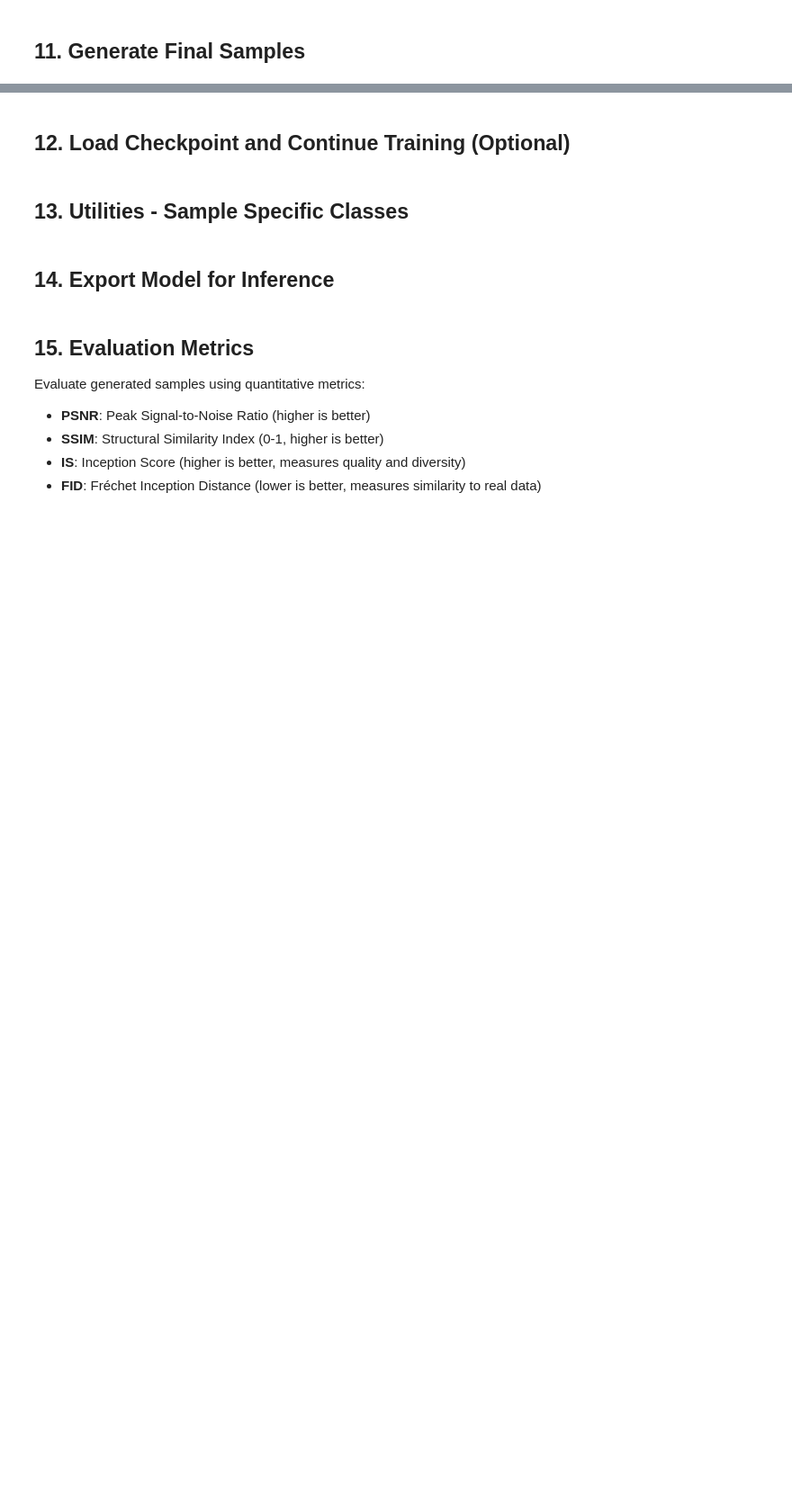
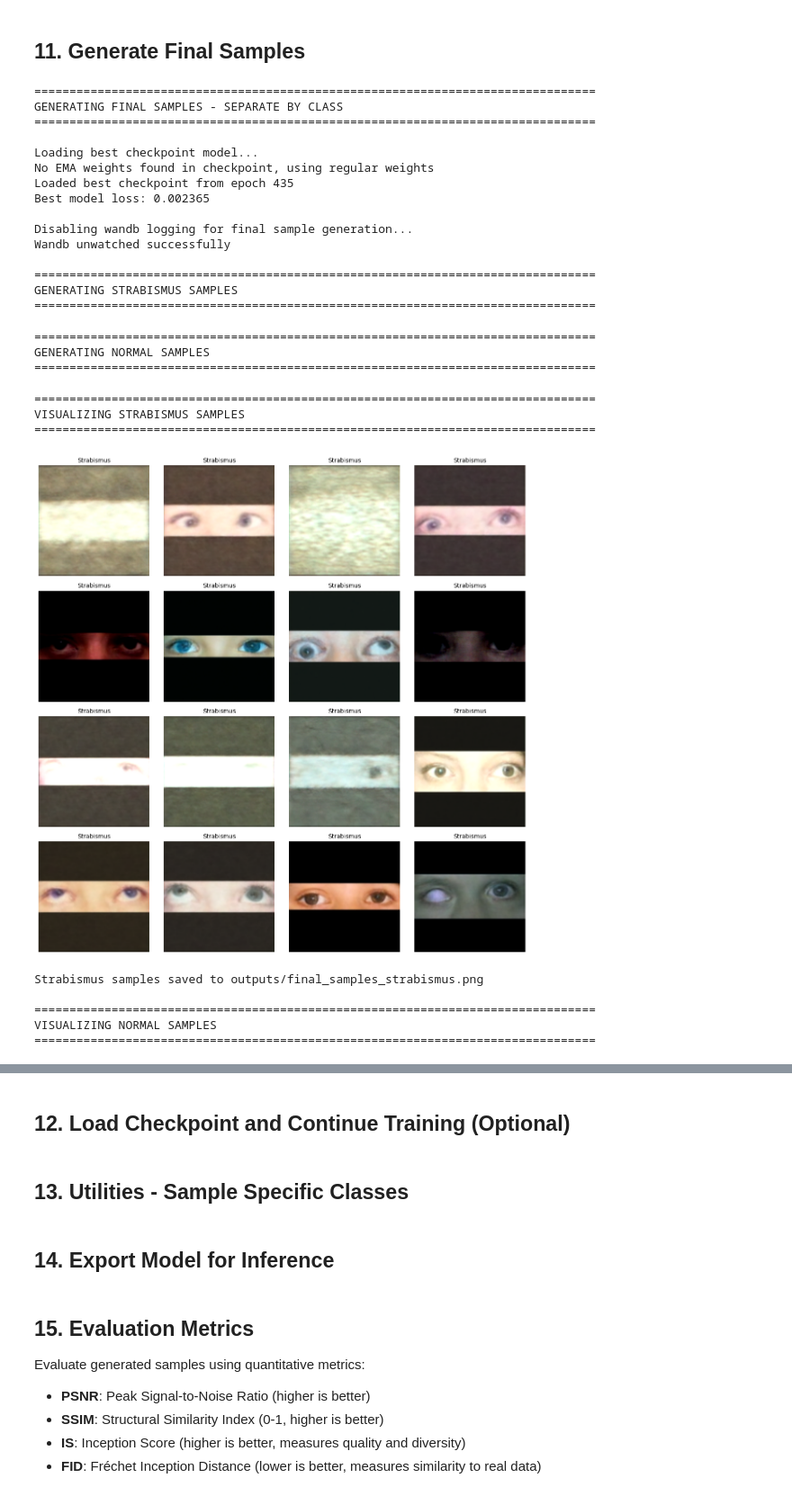
Before and after one commit to AmenTauhid/Thesis-Experiment, a Jupyter notebook: ddpm_experiment/conditional_ddpm_strabismus.ipynb, the cells around one changed output, grey strips where cells are left out. Shown at 90% size. Saved outputs shown, nothing was run; the diff lists cells and outputs as text; code cells hidden in the pictures; blank space fills up the shorter version.

```diff
--- a/ddpm_experiment/conditional_ddpm_strabismus.ipynb
+++ b/ddpm_experiment/conditional_ddpm_strabismus.ipynb
@@ -676,10 +676,13 @@ def sample_images(model, scheduler, num_samples=8, classes=None, device='cuda'):
     # Temporarily unwrap model from wandb to avoid logging during sampling
     # This prevents wandb errors when generating samples after training
     was_watched = False
-    if USE_WANDB and wandb.run is not None:
-        # Unwatch model temporarily
-        wandb.unwatch(model)
-        was_watched = True
+    if USE_WANDB:
+        was_watched = wandb.run is not None
+        # Always detach watchers so sampling after wandb.finish() doesn't try to log
+        try:
+            wandb.unwatch(model)
+        except Exception:
+            pass
 
     # If no classes specified, generate equal numbers of each class
     if classes is None:
@@ -787,7 +790,6 @@ def save_checkpoint(model, optimizer, epoch, loss, save_path, is_best=False):
         wandb.log_artifact(artifact)
 
 
-
 print("Training functions defined successfully with:")
 print("  - Gradient accumulation (simulate larger batch size)")
 print("  - LR warmup + cosine decay")
@@ -1054,6 +1028,7 @@ print(f"Training history saved to {OUTPUT_DIR / 'training_history.json'}")
 ## 11. Generate Final Samples
 # %%
 # Generate final samples using the BEST checkpoint model - PER CLASS
+# NOTE: Wandb logging is DISABLED for this cell to avoid interference
 print('='*80)
 print('GENERATING FINAL SAMPLES - SEPARATE BY CLASS')
 print('='*80)
@@ -1063,7 +1038,7 @@ print('\nLoading best checkpoint model...')
 best_checkpoint_path = CHECKPOINT_DIR / 'best_checkpoint.pt'
 
 if best_checkpoint_path.exists():
-    checkpoint = torch.load(best_checkpoint_path, map_location=device)
+    checkpoint = torch.load(best_checkpoint_path, map_location=device, weights_only=False)
     model.load_state_dict(checkpoint['model_state_dict'])
 
     # Load EMA weights if available for better quality
@@ -1085,12 +1060,19 @@ else:
 # Ensure model is in eval mode
 model.eval()
 
-# Ensure wandb hooks are detached before sampling
+# COMPLETELY DISABLE WANDB for final sample generation
+# Unwatch model and set a flag to prevent any logging
+print("\nDisabling wandb logging for final sample generation...")
 if USE_WANDB:
     try:
         wandb.unwatch(model)
-    except Exception as err:
-        pass
+        print("Wandb unwatched successfully")
+    except Exception as e:
+        print(f"Note: {e}")
+
+# Temporarily disable wandb to ensure no logging
+use_wandb_backup = USE_WANDB
+USE_WANDB = False
 
 # ==================== GENERATE STRABISMUS SAMPLES ====================
 print(f"\n{'='*80}")
@@ -1111,6 +1093,9 @@ normal_samples, normal_labels = sample_images(
     classes=[1] * 16,  # All normal
     device=device
 )
+
+# Restore USE_WANDB flag
+USE_WANDB = use_wandb_backup
 
 # ==================== VISUALIZE STRABISMUS ====================
 print(f"\n{'='*80}")
@@ -1129,30 +1114,59 @@ for i in range(16):
 plt.tight_layout()
 plt.savefig(OUTPUT_DIR / 'final_samples_strabismus.png', dpi=150, bbox_inches='tight')
 plt.show()
 print("Strabismus samples saved to outputs/final_samples_strabismus.png")
 
 # ==================== VISUALIZE NORMAL ====================
 print(f"\n{'='*80}")
 print("VISUALIZING NORMAL SAMPLES")
 print('='*80)
 fig2, axes2 = plt.subplots(4, 4, figsize=(12, 12))
 for i in range(16):
     row = i // 4
     col = i % 4
     img = (normal_samples[i] + 1) / 2
     img = torch.clamp(img, 0, 1)
     axes2[row, col].imshow(img.permute(1, 2, 0).cpu().numpy())
     axes2[row, col].set_title('Normal', fontsize=10)
     axes2[row, col].axis('off')
 
 plt.tight_layout()
 plt.savefig(OUTPUT_DIR / 'final_samples_normal.png', dpi=150, bbox_inches='tight')
 plt.show()
 print("Normal samples saved to outputs/final_samples_normal.png")
 
 print(f"\n{'='*80}")
 print("FINAL SAMPLES GENERATION COMPLETE")
 print('='*80)
 print("Generated separately:")
 print("  - 16 Strabismus samples -> final_samples_strabismus.png")
 print("  - 16 Normal samples -> final_samples_normal.png")
+print("\nNote: Wandb logging was disabled for this generation")
+# %% [output]
+================================================================================
+GENERATING FINAL SAMPLES - SEPARATE BY CLASS
+================================================================================
+
+Loading best checkpoint model...
+No EMA weights found in checkpoint, using regular weights
+Loaded best checkpoint from epoch 435
+Best model loss: 0.002365
+
+Disabling wandb logging for final sample generation...
+Wandb unwatched successfully
+
+================================================================================
+GENERATING STRABISMUS SAMPLES
+================================================================================
+================================================================================
+GENERATING NORMAL SAMPLES
+================================================================================
+================================================================================
+VISUALIZING STRABISMUS SAMPLES
+================================================================================
+[figure, added]
+Strabismus samples saved to outputs/final_samples_strabismus.png
+
+================================================================================
+VISUALIZING NORMAL SAMPLES
+================================================================================
```
Also changed, not shown: parts of 9 cells of this notebook, 1 other file.
